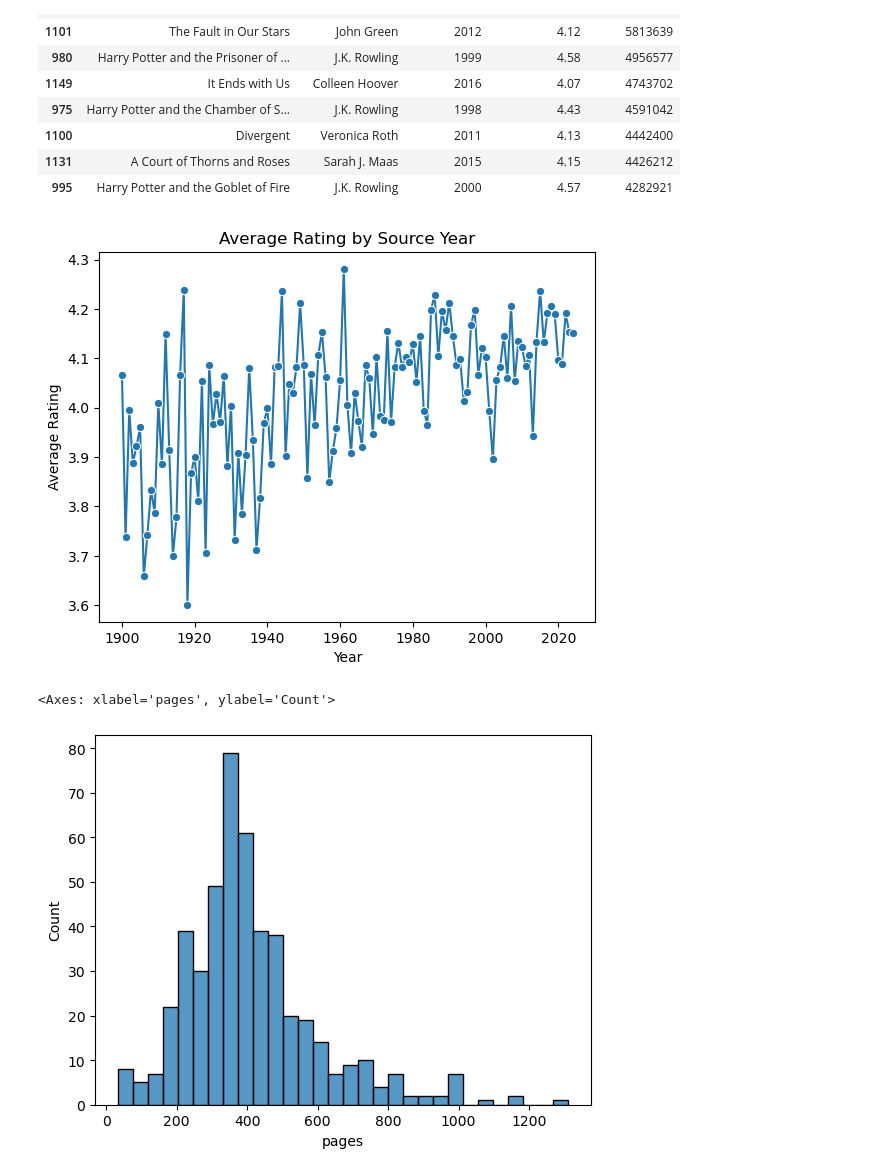
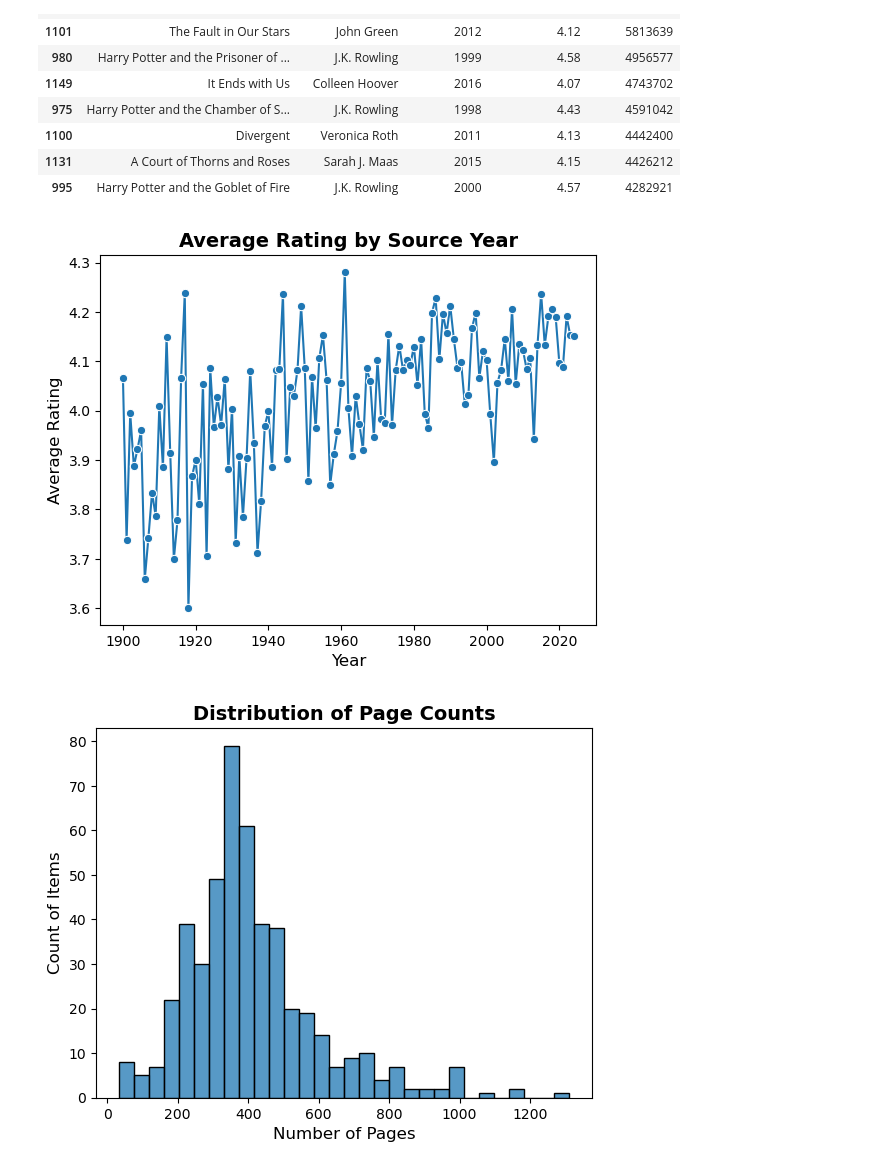
Before and after one commit to thebryanbx-cripto-32/Book_Project, a Jupyter notebook: data_1_EDA.ipynb, the cells around one changed output. Saved outputs shown, nothing was run; the diff lists cells and outputs as text; code cells hidden in the pictures.

```diff
--- a/data_1_EDA.ipynb
+++ b/data_1_EDA.ipynb
@@ -163,18 +174,21 @@ sns.lineplot(data=avg_rating_year,
     y="average_rating",
     marker="o"
 )
-plt.title("Average Rating by Source Year")
-plt.xlabel("Year")
-plt.ylabel("Average Rating")
+plt.title("Average Rating by Source Year", fontsize=14, fontweight="bold")
+plt.xlabel("Year", fontsize=12)
+plt.ylabel("Average Rating", fontsize=12)
 plt.show()
 # %% [output]
-[figure, old version]
+[figure, new version]
 # %%
 df_filtered = df3[df3["pages"] != 375].copy()
 sns.histplot(df_filtered["pages"], bins=30)
+plt.title("Distribution of Page Counts", fontsize=14, fontweight="bold")
+plt.xlabel("Number of Pages", fontsize=12)
+plt.ylabel("Count of Items", fontsize=12)
+plt.show()
 # %% [output]
-<Axes: xlabel='pages', ylabel='Count'>
-[figure, old version]
+[figure, new version]
 # %%
 df_filtered = df3[df3["pages"] != 375].copy()
 sns.scatterplot(
```
Also changed, not shown: parts of 14 cells of this notebook, 6 other files.
